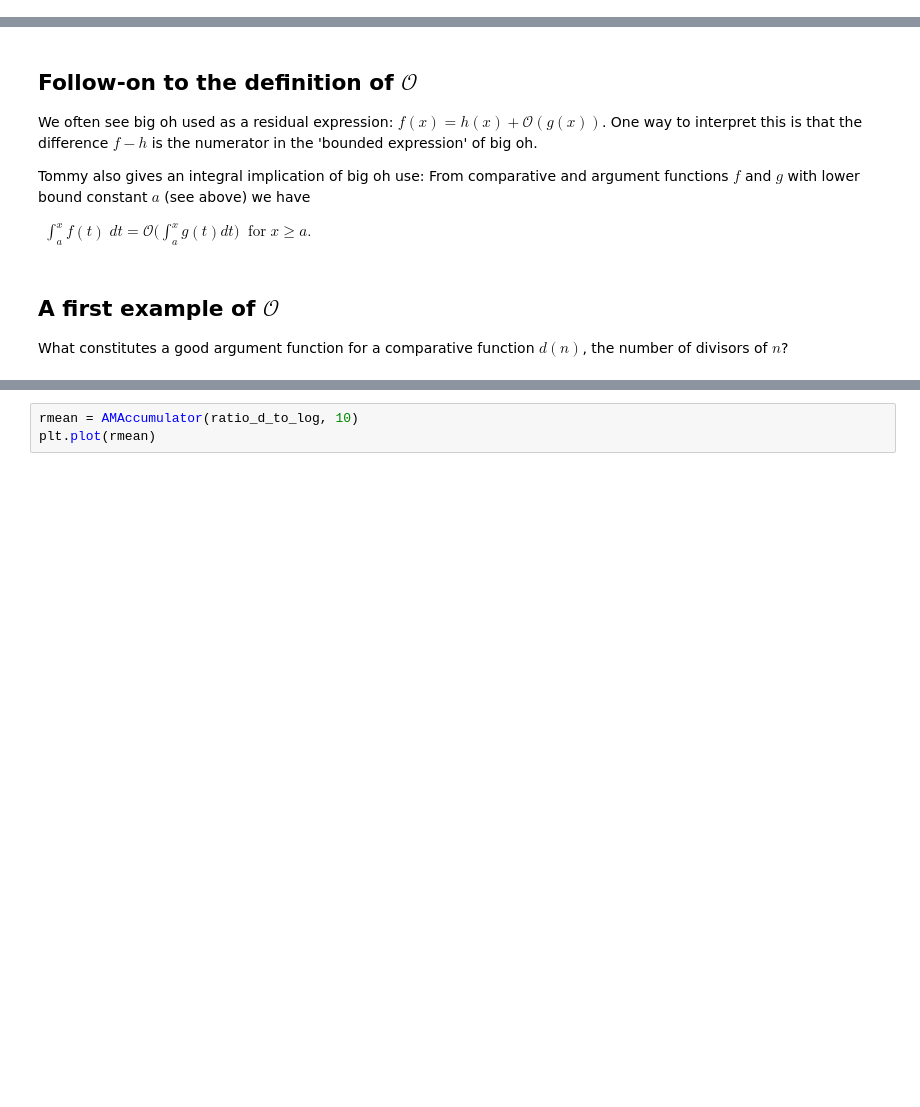
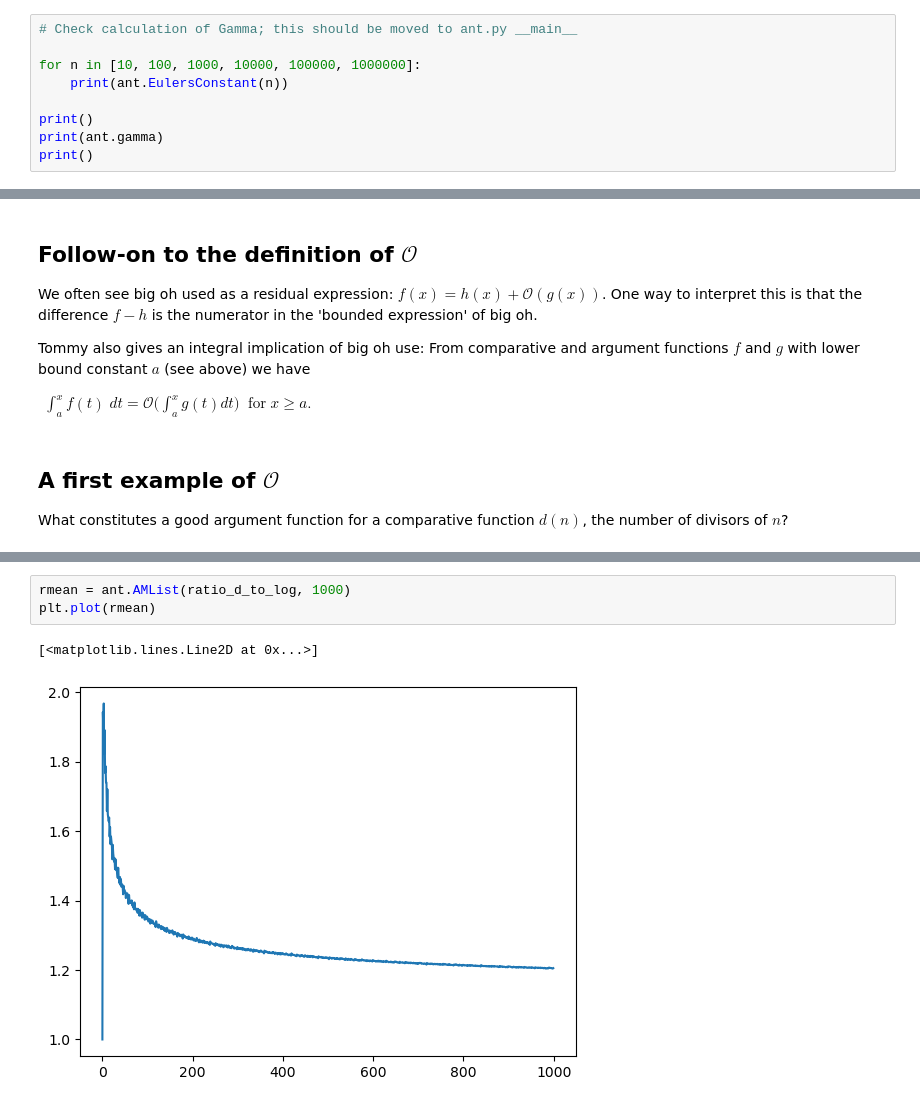
Before and after one commit to robfatland/ant, a Jupyter notebook: 3_narrative.ipynb, the cells around one changed output, grey strips where cells are left out. Cells and saved outputs as stored; diff of their text form; blank space fills up the shorter version.

```diff
--- a/3_narrative.ipynb
+++ b/3_narrative.ipynb
@@ -13,0 +13,9 @@ plt.plot(ant.AMList(ant.mobius, 2000))
+# %%
+# Check calculation of Gamma; this should be moved to ant.py __main__
+
+for n in [10, 100, 1000, 10000, 100000, 1000000]:
+    print(ant.EulersConstant(n))
+
+print()
+print(ant.gamma)
+print()
@@ -87,3 +127,6 @@ def ratio_d_to_log(n):
 # %%
-rmean = AMAccumulator(ratio_d_to_log, 10)
+rmean = ant.AMList(ratio_d_to_log, 1000)
 plt.plot(rmean)
+# %% [output]
+[<matplotlib.lines.Line2D at 0x...>]
+[figure, added]
```
Also changed, not shown: parts of 9 cells of this notebook, 2 other files.
